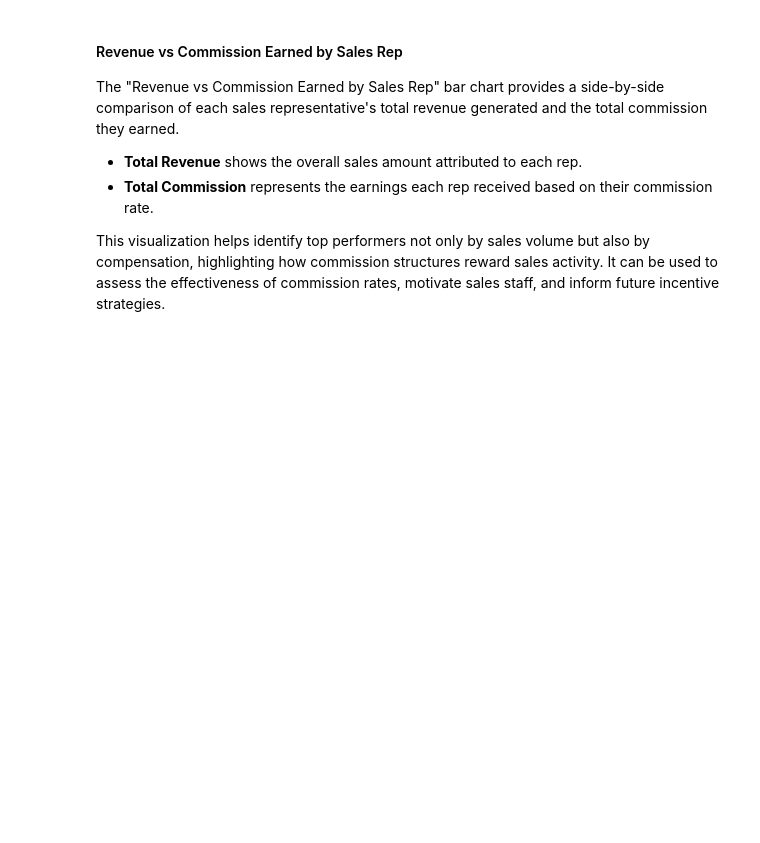
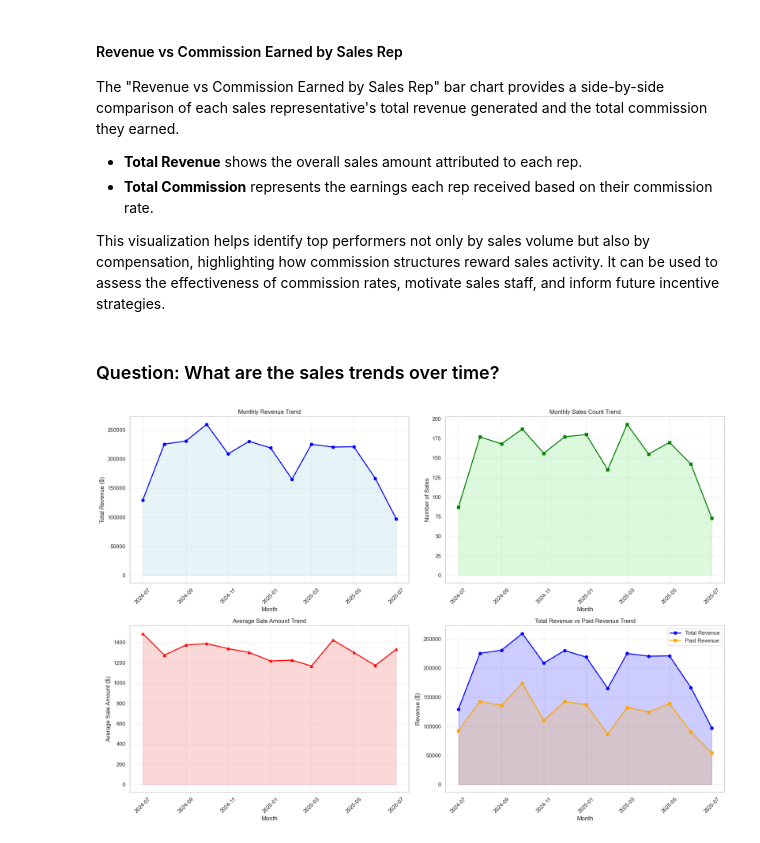
Before and after one commit to brunobrsr1/sales-project, a Jupyter notebook: analysis.ipynb, the cells around one changed output. Cells and saved outputs as stored; diff of their text form; code cells hidden in the pictures; blank space fills up the shorter version.

```diff
--- a/analysis.ipynb
+++ b/analysis.ipynb
@@ -223,3 +260,67 @@ The "Revenue vs Commission Earned by Sales Rep" bar chart provides a side-by-sid
 - **Total Commission** represents the earnings each rep received based on their commission rate.
 
 This visualization helps identify top performers not only by sales volume but also by compensation, highlighting how commission structures reward sales activity. It can be used to assess the effectiveness of commission rates, motivate sales staff, and inform future incentive strategies.
+# %% [markdown]
+### Question: What are the sales trends over time?
+# %%
+sales_trends = pd.read_sql("""
+SELECT
+  DATE_FORMAT(sale_date, '%%Y-%%m') AS month_year,
+  YEAR(sale_date) AS year,
+  MONTH(sale_date) AS month,
+  COUNT(sale_id) AS total_sales_count,
+  SUM(total_amount) AS total_revenue,
+  AVG(total_amount) AS avg_sale_amount,
+  SUM(CASE WHEN payment_status = 'paid' THEN total_amount ELSE 0 END) AS paid_revenue
+FROM sales
+GROUP BY DATE_FORMAT(sale_date, '%%Y-%%m'), YEAR(sale_date), MONTH(sale_date), MONTHNAME(sale_date)
+ORDER BY year, month;
+""", con=engine)
+
+sales_trends['date'] = pd.to_datetime(sales_trends['month_year'])
+
+fig, ((ax1, ax2), (ax3, ax4)) = plt.subplots(2, 2, figsize=(18, 12))
+
+# 1. Monthly Revenue Trend
+ax1.plot(sales_trends['date'], sales_trends['total_revenue'], marker='o', linewidth=2, markersize=6, color='blue')
+ax1.fill_between(sales_trends['date'], sales_trends['total_revenue'], alpha=0.3, color='lightblue')
+ax1.set_title('Monthly Revenue Trend')
+ax1.set_xlabel('Month')
+ax1.set_ylabel('Total Revenue ($)')
+ax1.tick_params(axis='x', rotation=45)
+ax1.grid(True, alpha=0.3)
+
+# 2. Monthly Sales Count Trend
+ax2.plot(sales_trends['date'], sales_trends['total_sales_count'], marker='s', linewidth=2, markersize=6, color='green')
+ax2.fill_between(sales_trends['date'], sales_trends['total_sales_count'], alpha=0.3, color='lightgreen')
+ax2.set_title('Monthly Sales Count Trend')
+ax2.set_xlabel('Month')
+ax2.set_ylabel('Number of Sales')
+ax2.tick_params(axis='x', rotation=45)
+ax2.grid(True, alpha=0.3)
+
+# 3. Average Sale Amount Trend
+ax3.plot(sales_trends['date'], sales_trends['avg_sale_amount'], marker='^', linewidth=2, markersize=6, color='red')
+ax3.fill_between(sales_trends['date'], sales_trends['avg_sale_amount'], alpha=0.3, color='lightcoral')
+ax3.set_title('Average Sale Amount Trend')
+ax3.set_xlabel('Month')
+ax3.set_ylabel('Average Sale Amount ($)')
+ax3.tick_params(axis='x', rotation=45)
+ax3.grid(True, alpha=0.3)
+
+# 4. Paid vs Total Revenue Comparison
+ax4.plot(sales_trends['date'], sales_trends['total_revenue'], marker='o', linewidth=2, label='Total Revenue', color='blue')
+ax4.plot(sales_trends['date'], sales_trends['paid_revenue'], marker='s', linewidth=2, label='Paid Revenue', color='orange')
+ax4.fill_between(sales_trends['date'], sales_trends['total_revenue'], alpha=0.2, color='blue')
+ax4.fill_between(sales_trends['date'], sales_trends['paid_revenue'], alpha=0.2, color='orange')
+ax4.set_title('Total Revenue vs Paid Revenue Trend')
+ax4.set_xlabel('Month')
+ax4.set_ylabel('Revenue ($)')
+ax4.tick_params(axis='x', rotation=45)
+ax4.legend()
+ax4.grid(True, alpha=0.3)
+
+plt.tight_layout()
+plt.show()
+# %% [output]
+[figure, added]
```
Also changed, not shown: parts of 8 cells of this notebook, 1 other file.
